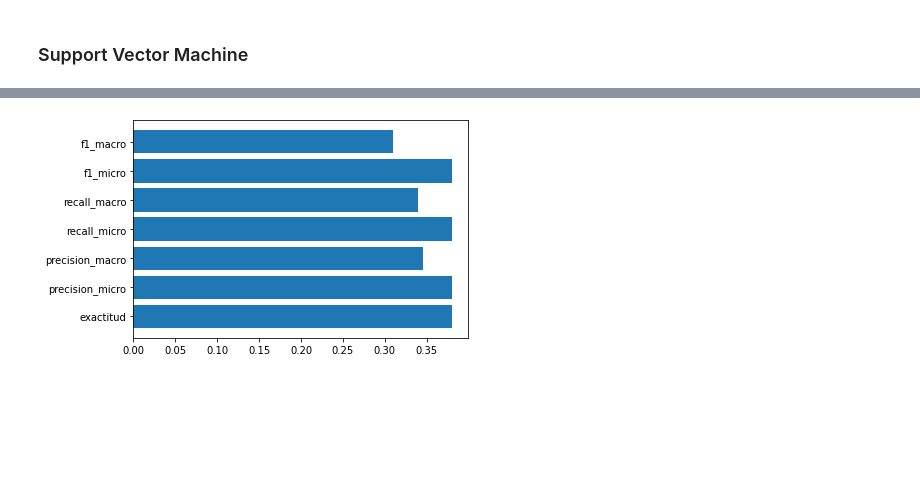
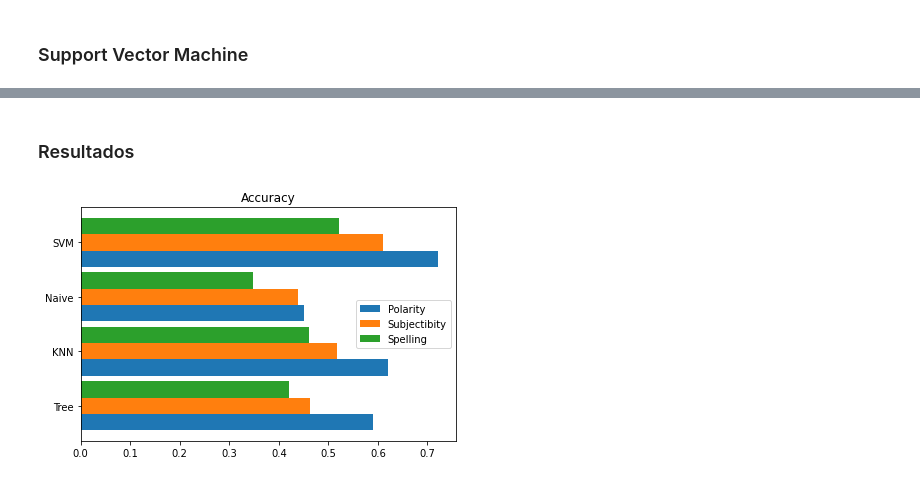
Before and after one commit to G-Urrea/Google-Play-Store-Mining, a Jupyter notebook: ExperimentoPregunta3.ipynb, the cells around one changed output, grey strips where cells are left out. Cells and saved outputs as stored; diff of their text form; code cells hidden in the pictures; blank space fills up the shorter version.

```diff
--- a/ExperimentoPregunta3.ipynb
+++ b/ExperimentoPregunta3.ipynb
@@ -709,4 +630,0 @@ crossValPlot(X2, label_r, GaussianNB(), 5)
-# %%
-crossValPlot(X2, label_r, SVC(), 5)
-# %% [output]
-[figure, removed]
@@ -712,0 +640,21 @@ crossValPlot(X2, label_r, SVC(), 5)
+# %% [markdown]
+### Resultados
+# %%
+m = np.arange(len(models))
+width = 0.3
+
+fig, ax = plt.subplots()
+pol = ax.barh(m-width, sp_result[0], width, label="Polarity")
+sub = ax.barh(m, ss_result[0], width, label="Subjectibity")
+spe = ax.barh(m+width, sq_result[0], width, label="Spelling")
+
+ax.set_title("Accuracy")
+ax.set_yticks(m)
+ax.set_yticklabels(models)
+ax.legend()
+
+fig.tight_layout()
+
+plt.show()
+# %% [output]
+[figure, added]
```
Also changed, not shown: parts of 60 cells of this notebook, 2 other files.
